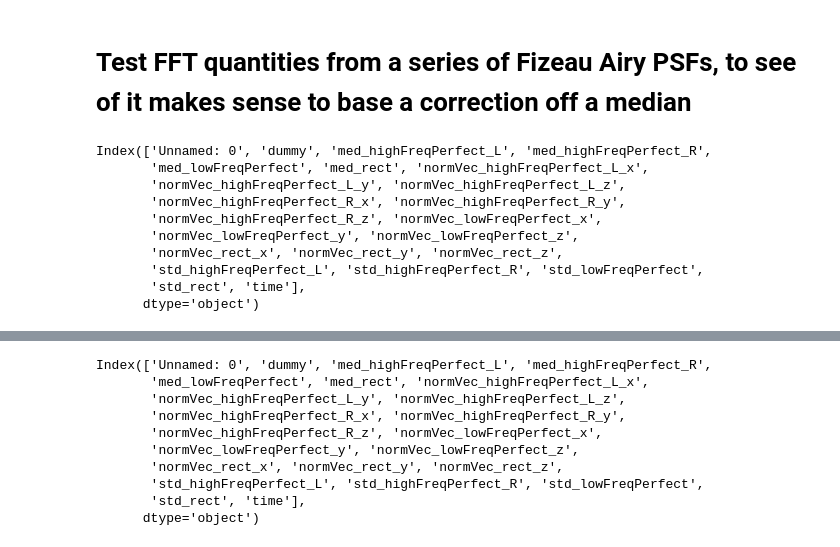
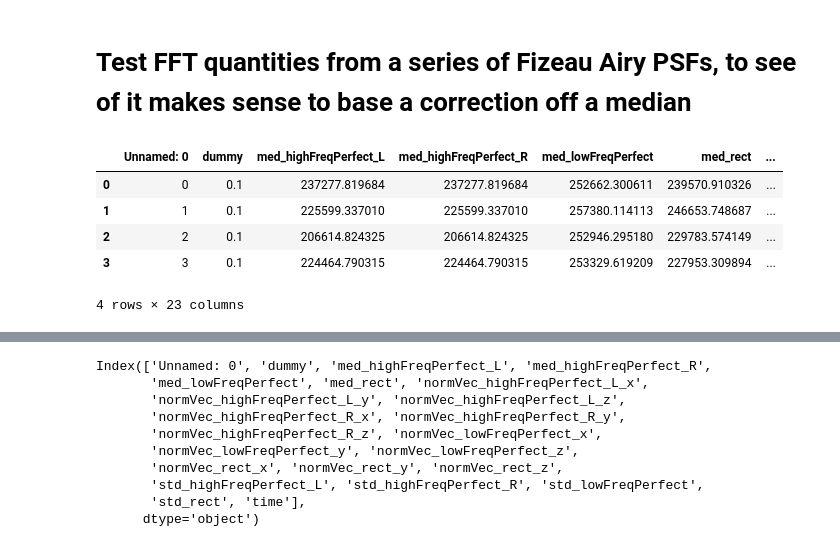
Before and after one commit to mwanakijiji/lbti_fizeau_control, a Jupyter notebook: check_resids_and_opd.ipynb, the cells around one changed output, grey strips where cells are left out. Cells and saved outputs as stored; diff of their text form; code cells hidden in the pictures.

```diff
--- a/check_resids_and_opd.ipynb
+++ b/check_resids_and_opd.ipynb
@@ -55,13 +57,9 @@ fftInfo_arg = pd.read_csv("fft_arg_3.csv")
 # %%
-fftInfo_amp.keys()
+fftInfo_amp
 # %% [output]
+|  | Unnamed: 0 | dummy | med_highFreqPerfect_L | med_highFreqPerfect_R | med_lowFreqPerfect | med_rect | ... |
+| 0 | 0 | 0.1 | 237277.819684 | 237277.819684 | 252662.300611 | 239570.910326 | ... |
+| 1 | 1 | 0.1 | 225599.337010 | 225599.337010 | 257380.114113 | 246653.748687 | ... |
+| 2 | 2 | 0.1 | 206614.824325 | 206614.824325 | 252946.295180 | 229783.574149 | ... |
+| 3 | 3 | 0.1 | 224464.790315 | 224464.790315 | 253329.619209 | 227953.309894 | ... |
-Index(['Unnamed: 0', 'dummy', 'med_highFreqPerfect_L', 'med_highFreqPerfect_R',
-       'med_lowFreqPerfect', 'med_rect', 'normVec_highFreqPerfect_L_x',
-       'normVec_highFreqPerfect_L_y', 'normVec_highFreqPerfect_L_z',
-       'normVec_highFreqPerfect_R_x', 'normVec_highFreqPerfect_R_y',
-       'normVec_highFreqPerfect_R_z', 'normVec_lowFreqPerfect_x',
-       'normVec_lowFreqPerfect_y', 'normVec_lowFreqPerfect_z',
-       'normVec_rect_x', 'normVec_rect_y', 'normVec_rect_z',
-       'std_highFreqPerfect_L', 'std_highFreqPerfect_R', 'std_lowFreqPerfect',
-       'std_rect', 'time'],
-      dtype='object')
+4 rows × 23 columns
```
Also changed, not shown: parts of 4 cells of this notebook.
